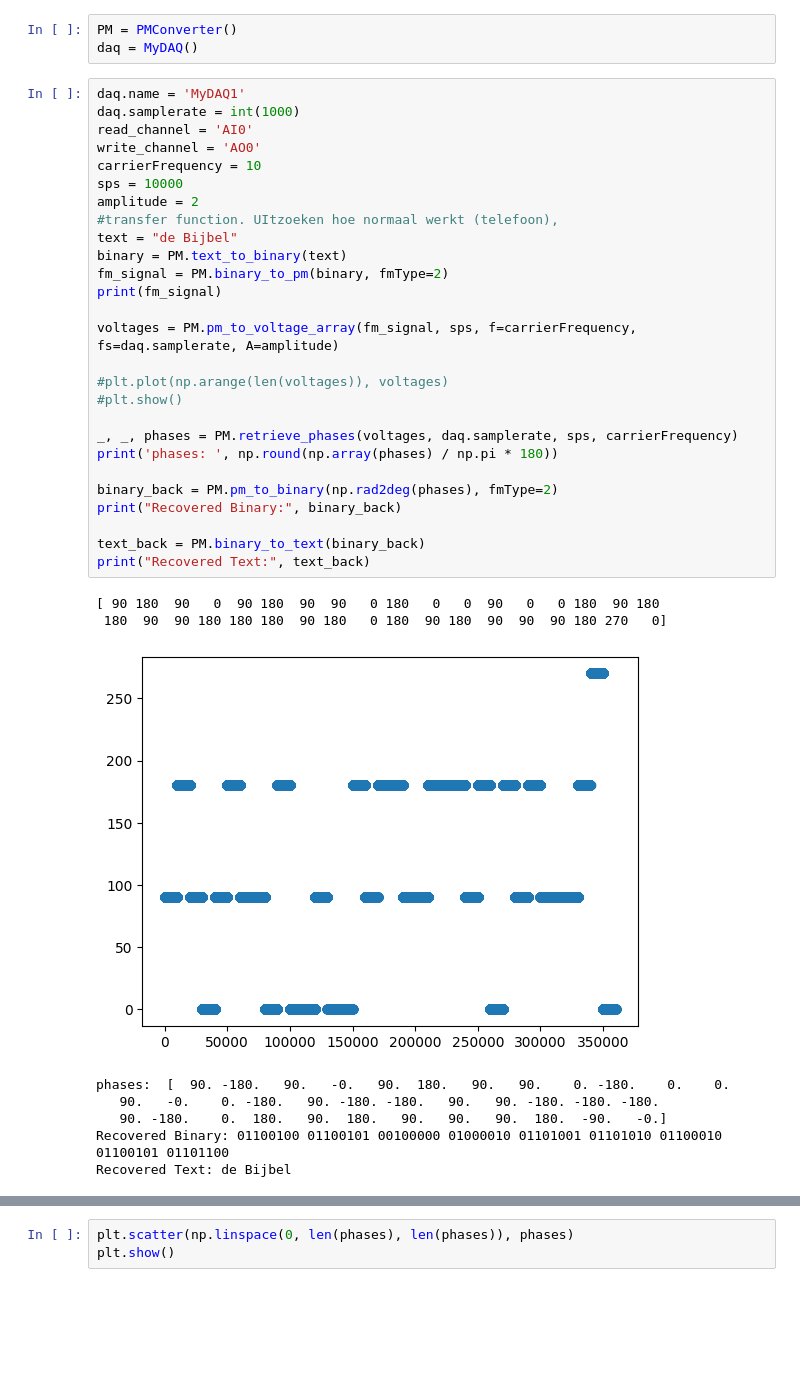
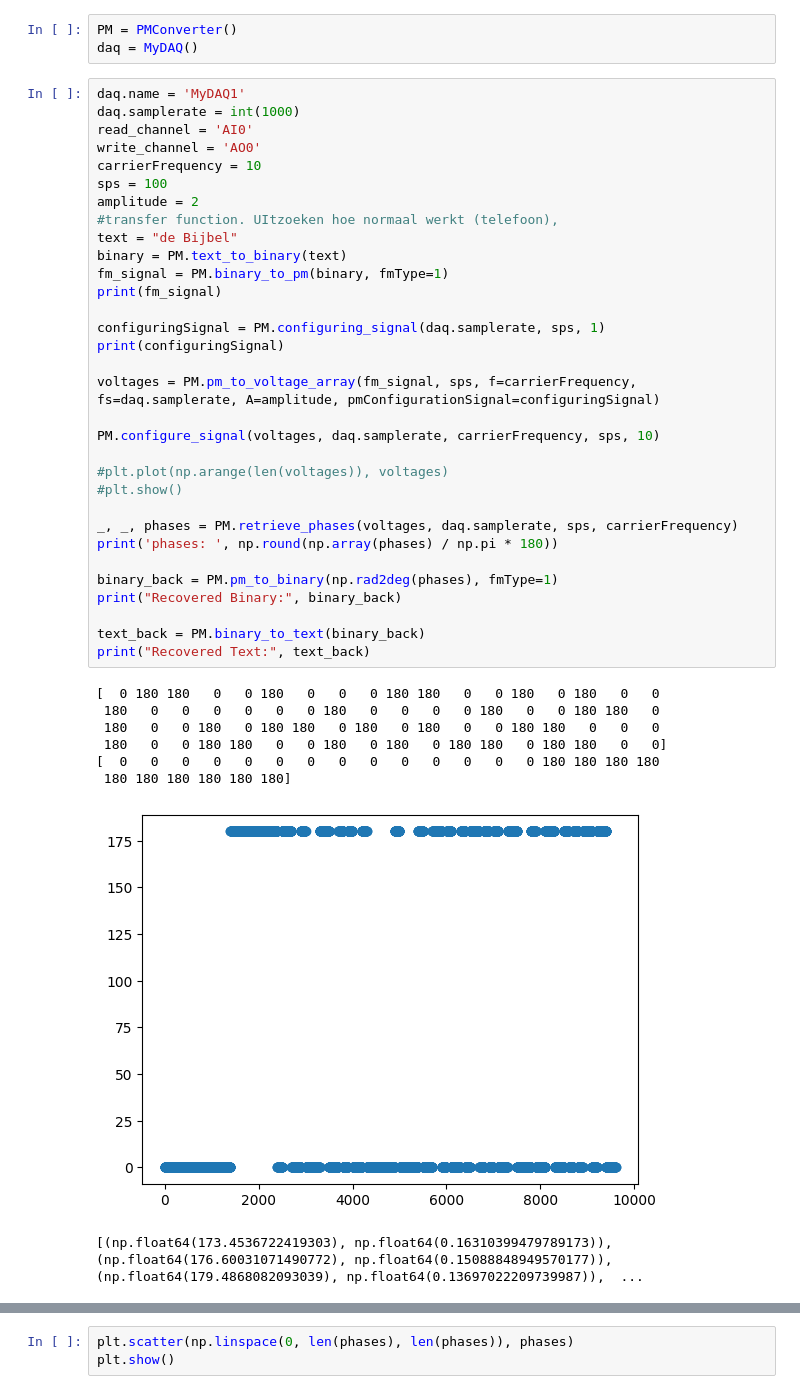
Before and after one commit to GingerBF/PE3--bobo-damster-, a Jupyter notebook: sessiecode/mydaq_tests.ipynb, the cells around one changed output, grey strips where cells are left out. Drawn from its saved outputs; the diff is of its cells as text; blank space fills up the shorter version.

```diff
--- a/sessiecode/mydaq_tests.ipynb
+++ b/sessiecode/mydaq_tests.ipynb
@@ -22,36 +22,41 @@ daq = MyDAQ()
 # %%
 daq.name = 'MyDAQ1'
 daq.samplerate = int(1000)
 read_channel = 'AI0'
 write_channel = 'AO0'
 carrierFrequency = 10
-sps = 10000
+sps = 100
 amplitude = 2
 #transfer function. UItzoeken hoe normaal werkt (telefoon),
 text = "de Bijbel"
 binary = PM.text_to_binary(text)
-fm_signal = PM.binary_to_pm(binary, fmType=2)
+fm_signal = PM.binary_to_pm(binary, fmType=1)
 print(fm_signal)
 
-voltages = PM.pm_to_voltage_array(fm_signal, sps, f=carrierFrequency, fs=daq.samplerate, A=amplitude)
+configuringSignal = PM.configuring_signal(daq.samplerate, sps, 1)
+print(configuringSignal)
+
+voltages = PM.pm_to_voltage_array(fm_signal, sps, f=carrierFrequency, fs=daq.samplerate, A=amplitude, pmConfigurationSignal=configuringSignal)
+
+PM.configure_signal(voltages, daq.samplerate, carrierFrequency, sps, 10)
 
 #plt.plot(np.arange(len(voltages)), voltages)
 #plt.show()
 
 _, _, phases = PM.retrieve_phases(voltages, daq.samplerate, sps, carrierFrequency)
 print('phases: ', np.round(np.array(phases) / np.pi * 180))
 
-binary_back = PM.pm_to_binary(np.rad2deg(phases), fmType=2)
+binary_back = PM.pm_to_binary(np.rad2deg(phases), fmType=1)
 print("Recovered Binary:", binary_back)
 
 text_back = PM.binary_to_text(binary_back)
 print("Recovered Text:", text_back)
 # %% [output]
-[ 90 180  90   0  90 180  90  90   0 180   0   0  90   0   0 180  90 180
- 180  90  90 180 180 180  90 180   0 180  90 180  90  90  90 180 270   0]
+[  0 180 180   0   0 180   0   0   0 180 180   0   0 180   0 180   0   0
+ 180   0   0   0   0   0   0 180   0   0   0   0 180   0   0 180 180   0
+ 180   0   0 180   0 180 180   0 180   0 180   0   0 180 180   0   0   0
+ 180   0   0 180 180   0   0 180   0 180   0 180 180   0 180 180   0   0]
+[  0   0   0   0   0   0   0   0   0   0   0   0   0   0 180 180 180 180
+ 180 180 180 180 180 180]
-[figure, old version]
+[figure, new version]
-phases:  [  90. -180.   90.   -0.   90.  180.   90.   90.    0. -180.    0.    0.
-   90.   -0.    0. -180.   90. -180. -180.   90.   90. -180. -180. -180.
-   90. -180.    0.  180.   90.  180.   90.   90.   90.  180.  -90.   -0.]
-Recovered Binary: 01100100 01100101 00100000 01000010 01101001 01101010 01100010 01100101 01101100
-Recovered Text: de Bijbel
+[(np.float64(173.4536722419303), np.float64(0.16310399479789173)), (np.float64(176.60031071490772), np.float64(0.15088848949570177)), (np.float64(179.4868082093039), np.float64(0.13697022209739987)),  ...
```
Also changed, not shown: parts of 4 cells of this notebook, 1 other file.
